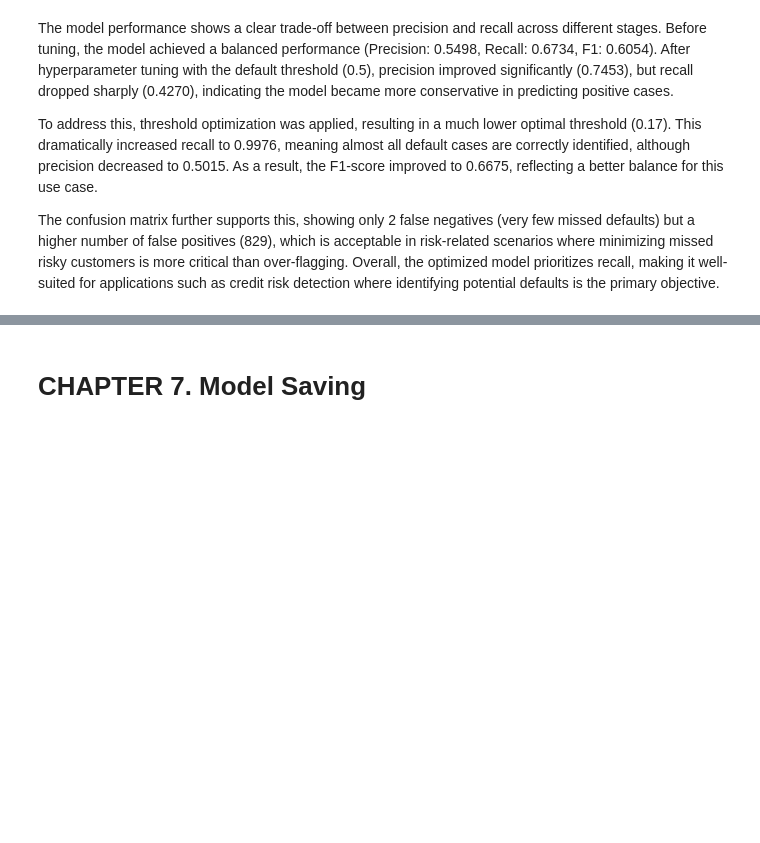
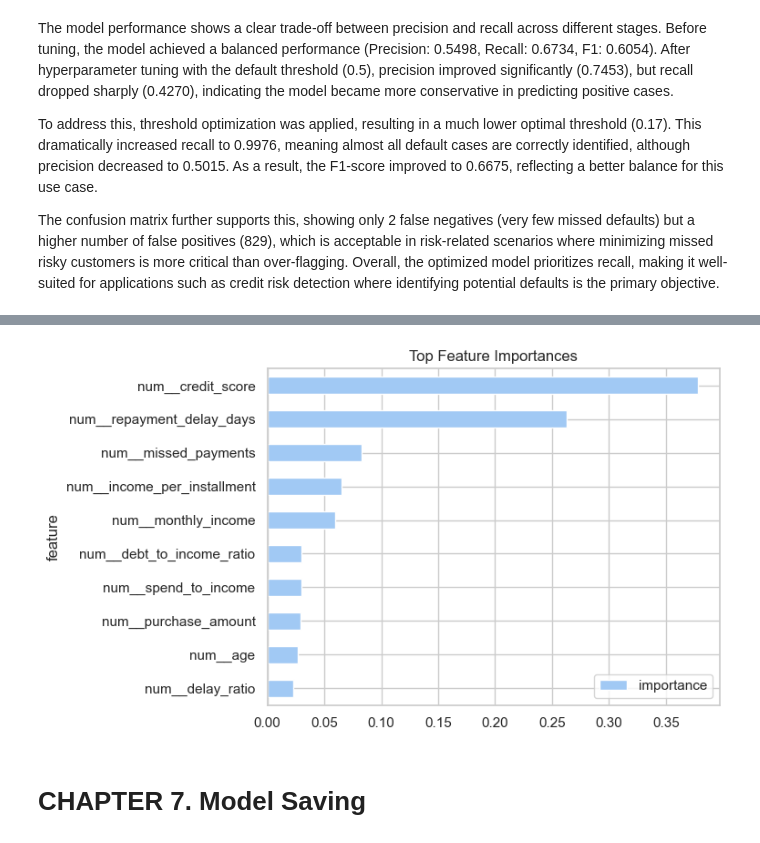
Before and after one commit to FTDS-assignment-bay/p2-ftds-final-project-ftds-053-rmt-group-002, a Jupyter notebook: modeling.ipynb, the cells around one changed output, grey strips where cells are left out. Drawn from its saved outputs; the diff is of its cells as text; code cells hidden in the pictures; blank space fills up the shorter version.

```diff
--- a/modeling.ipynb
+++ b/modeling.ipynb
@@ -1732,3 +1746,13 @@ The model performance shows a clear trade-off between precision and recall acros
 To address this, threshold optimization was applied, resulting in a much lower optimal threshold (0.17). This dramatically increased recall to 0.9976, meaning almost all default cases are correctly identified, although precision decreased to 0.5015. As a result, the F1-score improved to 0.6675, reflecting a better balance for this use case.
 
 The confusion matrix further supports this, showing only 2 false negatives (very few missed defaults) but a higher number of false positives (829), which is acceptable in risk-related scenarios where minimizing missed risky customers is more critical than over-flagging. Overall, the optimized model prioritizes recall, making it well-suited for applications such as credit risk detection where identifying potential defaults is the primary objective.
+# %%
+importances = best_model_tuned.named_steps['model'].feature_importances_
+feature_names = best_model_tuned.named_steps['preprocessing'].get_feature_names_out()
+
+feat_imp = pd.DataFrame({
+    'feature': feature_names,
+    'importance': importances
+}).sort_values(by='importance', ascending=False)
+
+feat_imp
@@ -1735,3 +1778,15 @@ The confusion matrix further supports this, showing only 2 false negatives (very
+# %%
+feat_imp.head(10).plot(
+    kind='barh',
+    x='feature',
+    y='importance'
+)
+
+plt.gca().invert_yaxis()
+plt.title('Top Feature Importances')
+plt.show()
+# %% [output]
+[figure, added]
 # %% [markdown]
 # **CHAPTER 7. Model Saving**
 # %%
```
Also changed, not shown: parts of 11 cells of this notebook, 4 other files.
